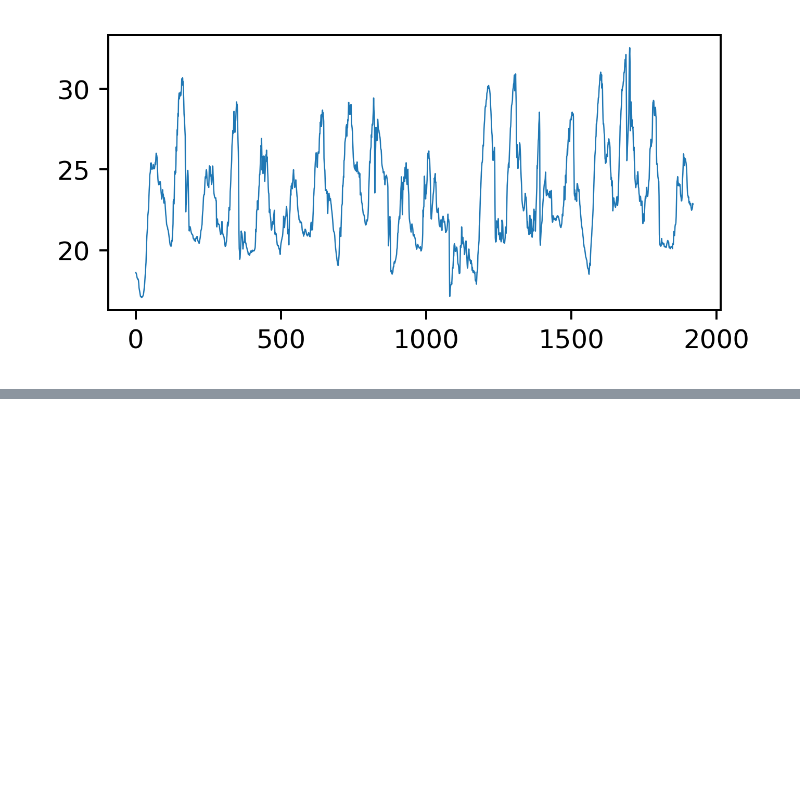
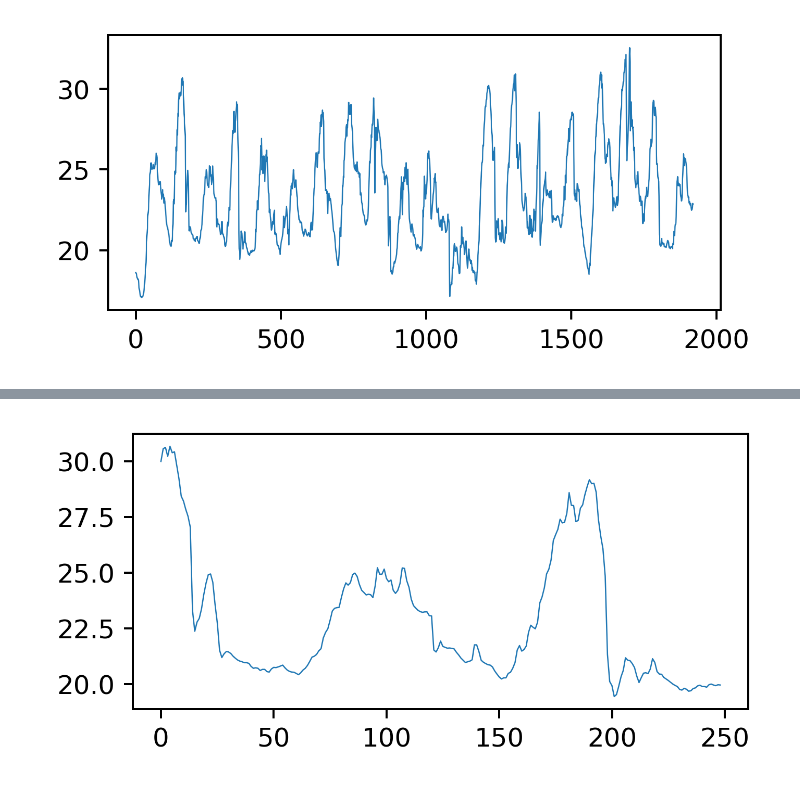
Before and after one commit to BobVitorBob/XTSTree, a Jupyter notebook: evaluate_topdown.ipynb, the cells around one changed output, grey strips where cells are left out. Cells and saved outputs as stored; diff of their text form; code cells hidden in the pictures; blank space fills up the shorter version.

```diff
--- a/evaluate_topdown.ipynb
+++ b/evaluate_topdown.ipynb
@@ -28,0 +98,4 @@ plot(series, divisions=ph_model.cut_points())
+# %%
+plot(ph_model.cut_series(series)[1])
+# %% [output]
+[figure, added]
```
Also changed, not shown: parts of 13 cells of this notebook.
